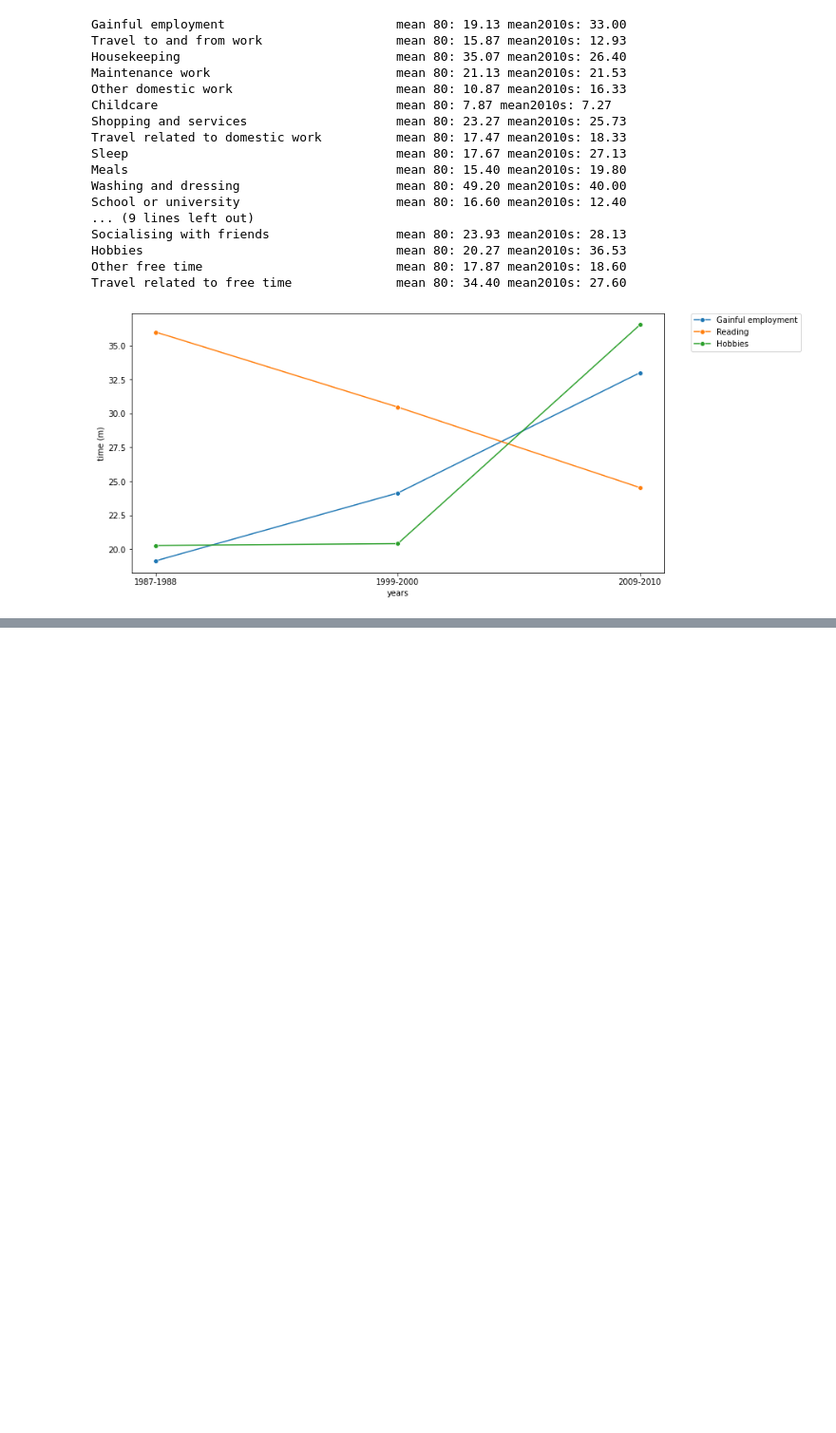
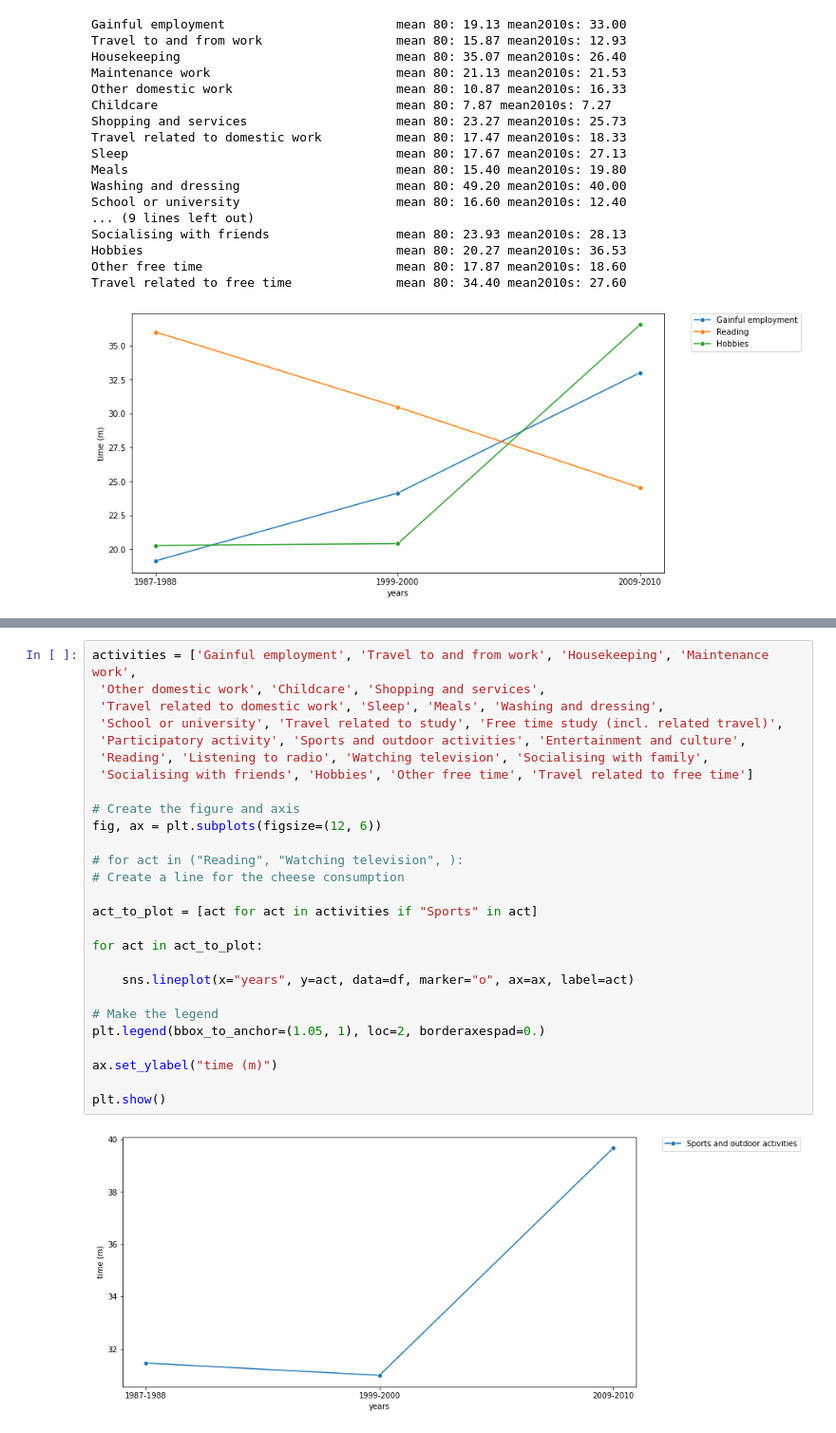
Before and after one commit to KazuichiroTaira/FMS, a Jupyter notebook: Firstassignment/stageinfamilycycle.ipynb, the cells around one changed output, grey strips where cells are left out. Shown at 95% size. Saved outputs shown, nothing was run; the diff lists cells and outputs as text; blank space fills up the shorter version.

```diff
--- a/Firstassignment/stageinfamilycycle.ipynb
+++ b/Firstassignment/stageinfamilycycle.ipynb
@@ -402,0 +405,29 @@ plt.show()
+# %%
+activities = ['Gainful employment', 'Travel to and from work', 'Housekeeping', 'Maintenance work',
+ 'Other domestic work', 'Childcare', 'Shopping and services',
+ 'Travel related to domestic work', 'Sleep', 'Meals', 'Washing and dressing',
+ 'School or university', 'Travel related to study', 'Free time study (incl. related travel)',
+ 'Participatory activity', 'Sports and outdoor activities', 'Entertainment and culture',
+ 'Reading', 'Listening to radio', 'Watching television', 'Socialising with family',
+ 'Socialising with friends', 'Hobbies', 'Other free time', 'Travel related to free time']
+
+# Create the figure and axis
+fig, ax = plt.subplots(figsize=(12, 6))
+
+# for act in ("Reading", "Watching television", ):
+# Create a line for the cheese consumption
+
+act_to_plot = [act for act in activities if "Sports" in act]
+
+for act in act_to_plot:
+
+    sns.lineplot(x="years", y=act, data=df, marker="o", ax=ax, label=act)
+
+# Make the legend
+plt.legend(bbox_to_anchor=(1.05, 1), loc=2, borderaxespad=0.)
+
+ax.set_ylabel("time (m)")
+
+plt.show()
+# %% [output]
+[figure, added]
```
Also changed, not shown: parts of 2 cells of this notebook, 5 other files.
